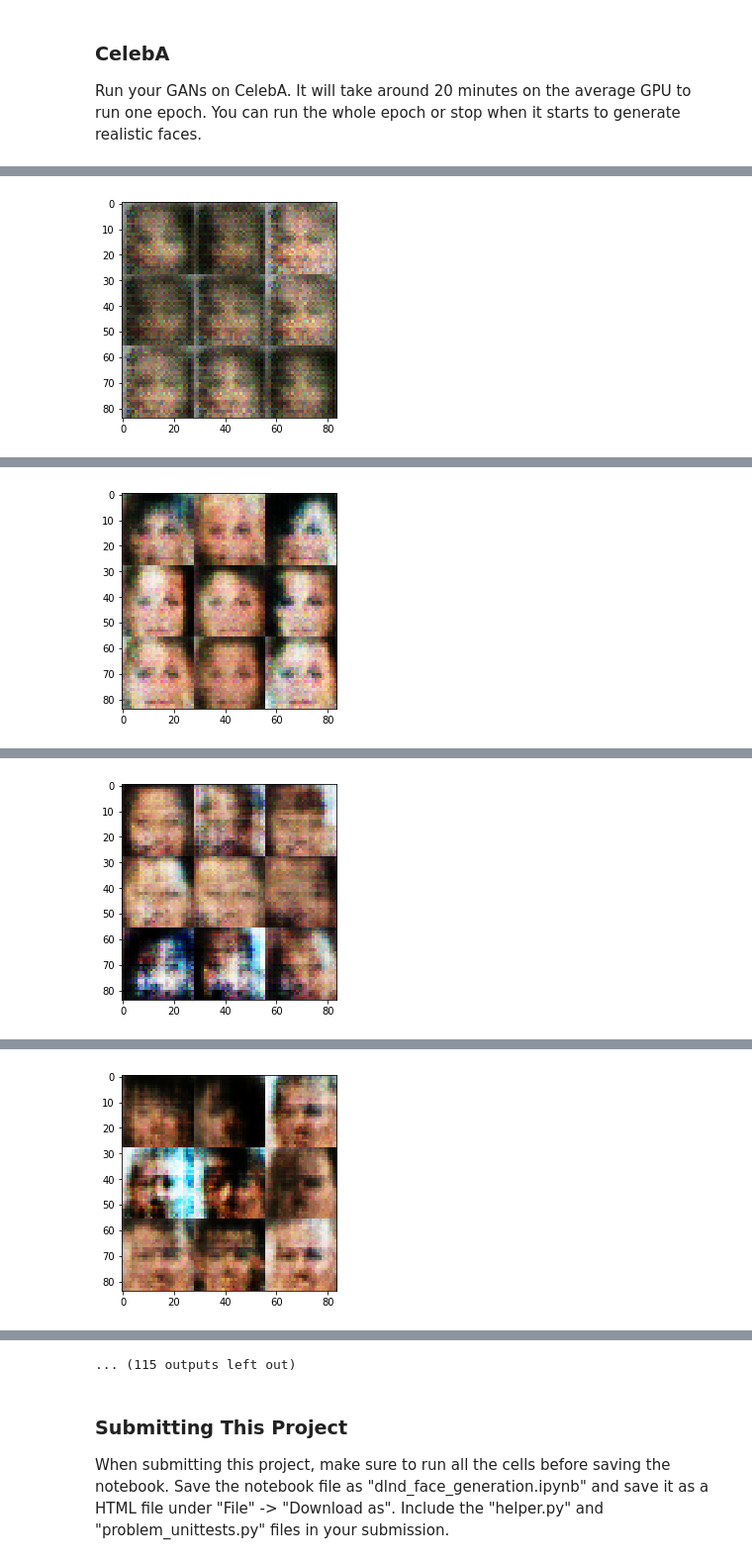
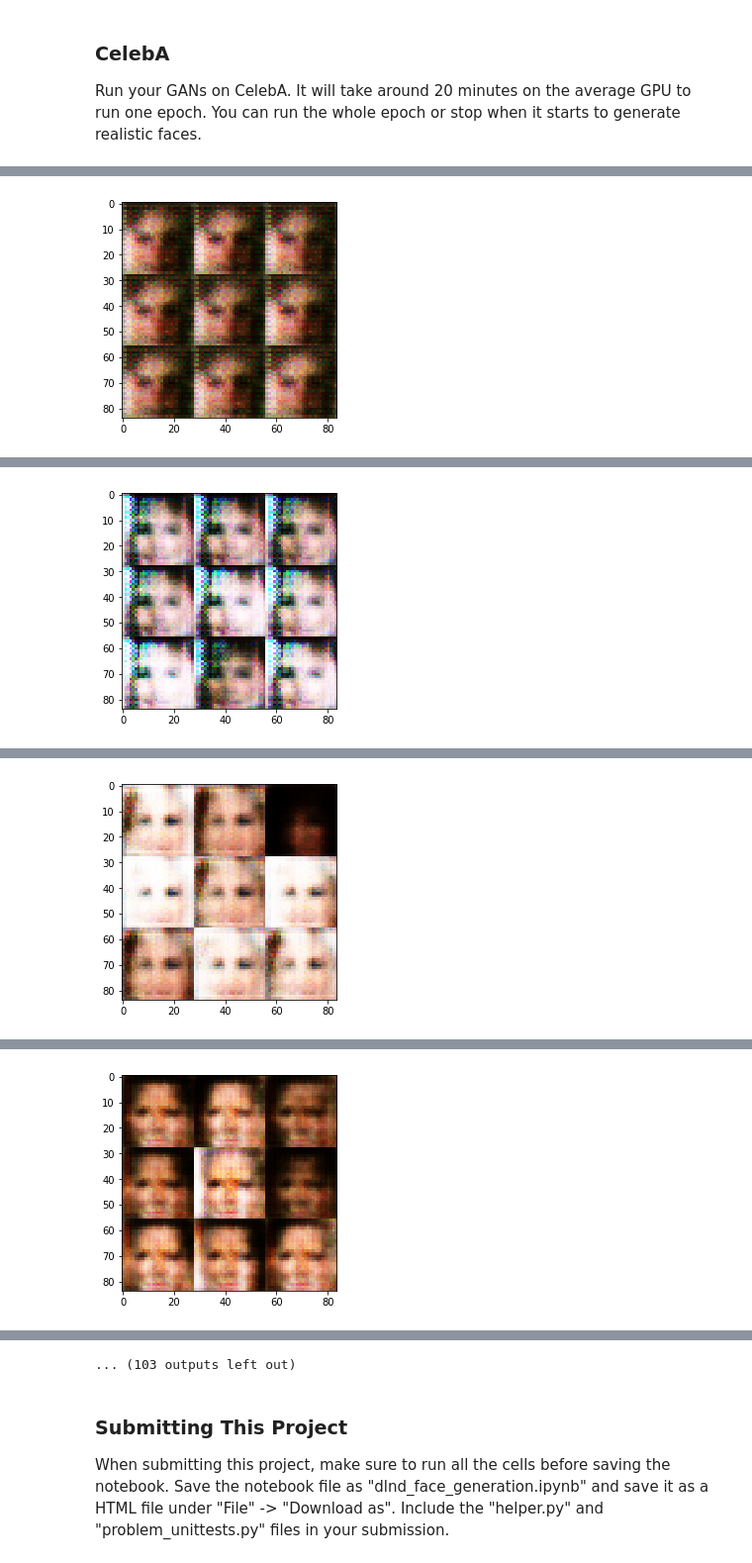
Before and after one commit to AnnoyinSamurai/deep-learning, a Jupyter notebook: face_generation/dlnd_face_generation.ipynb, the cells around one changed output, grey strips where cells are left out. Shown at 99% size. Drawn from its saved outputs; the diff is of its cells as text; code cells hidden in the pictures.

```diff
--- a/face_generation/dlnd_face_generation.ipynb
+++ b/face_generation/dlnd_face_generation.ipynb
@@ -149,22 +149,25 @@ def discriminator(images, reuse=False, alpha=0.1):
     """
     # TODO: Implement Function
     with tf.variable_scope('discriminator', reuse=reuse):
-        layer1 = tf.layers.conv2d(images, 64, 5, strides=2, padding='same')
-        layer1 = tf.nn.dropout(layer1, 0.8)
+        layer1 = tf.layers.conv2d(images, 64, 5, strides=2, padding='same',
+                                 kernel_initializer=tf.contrib.layers.xavier_initializer())
+        layer1 = tf.layers.dropout(layer1, 0.5)
         layer1 = tf.maximum(alpha * layer1, layer1)
 
-        layer2 = tf.layers.conv2d(layer1, 128, 5, strides=2, padding='same')
+        layer2 = tf.layers.conv2d(layer1, 128, 5, strides=2, padding='same',
+                                 kernel_initializer=tf.contrib.layers.xavier_initializer())
         layer2 = tf.layers.batch_normalization(layer2, training=True)
-        layer2 = tf.nn.dropout(layer2, 0.8)
+        layer2 = tf.layers.dropout(layer2, 0.5)
         layer2 = tf.maximum(alpha * layer2, layer2)
 
-        layer3 = tf.layers.conv2d(layer2, 256, 5, strides=2, padding='same')
+        layer3 = tf.layers.conv2d(layer2, 256, 5, strides=2, padding='same',
+                                 kernel_initializer=tf.contrib.layers.xavier_initializer())
         layer3 = tf.layers.batch_normalization(layer3, training=True)
-        layer3 = tf.nn.dropout(layer3, 0.8)
+        layer3 = tf.layers.dropout(layer3, 0.5)
         layer3 = tf.maximum(alpha * layer3, layer3)
 
         flat = tf.reshape(layer3, (-1, 4*4*256))
-        flat = tf.nn.dropout(flat, 0.5)
+        flat = tf.layers.dropout(flat, 0.2)
         logits = tf.layers.dense(flat, 1)
         out = tf.sigmoid(logits)
         return out, logits
@@ -191,19 +194,22 @@ def generator(z, out_channel_dim, is_train=True, alpha=0.1):
     # TODO: Implement Function
     # First fully connected layer
     with tf.variable_scope('generator', reuse=(not is_train)):
-        layer1 = tf.layers.dense(z, 2*2*256)
+        layer1 = tf.layers.dense(z, 2*2*256, kernel_initializer=tf.contrib.layers.xavier_initializer())
         layer1 = tf.reshape(layer1, (-1, 2, 2, 256))
         layer1 = tf.layers.batch_normalization(layer1, training=is_train)
+        layer1 = tf.layers.dropout(layer1, 0.5, training=is_train)
         layer1 = tf.maximum(alpha * layer1, layer1)
 
         layer2 = tf.layers.conv2d_transpose(layer1, 128, 5, strides=2, padding='valid',
                                             kernel_initializer=tf.contrib.layers.xavier_initializer())
         layer2 = tf.layers.batch_normalization(layer2, training=is_train)
+        layer2 = tf.layers.dropout(layer2, 0.5, training=is_train)
         layer2 = tf.maximum(alpha * layer2, layer2)
 
         layer3 = tf.layers.conv2d_transpose(layer2, 64, 5, strides=2, padding='same',
                                             kernel_initializer=tf.contrib.layers.xavier_initializer())
         layer3 = tf.layers.batch_normalization(layer3, training=is_train)
+        layer3 = tf.layers.dropout(layer3, 0.5, training=is_train)
         layer3 = tf.maximum(alpha * layer3, layer3)
 
         logits = tf.layers.conv2d_transpose(layer3, out_channel_dim, 5, strides=2, padding='same')
@@ -460,8 +466,8 @@ Run your GANs on CelebA.  It will take around 20 minutes on the average GPU to r
 # %%
 batch_size = 32
 z_dim = 100
-learning_rate = 0.0008
-beta1 = 0.1
+learning_rate = 0.0004
+beta1 = 0.2
 
 """
 DON'T MODIFY ANYTHING IN THIS CELL THAT IS BELOW THIS LINE
@@ -486 +492 @@ Epoch 1/1... Discriminator Loss: 1.9158... Generator Loss: 0.2224
-[figure, old version]
+[figure, new version]
@@ -497 +503 @@ Epoch 1/1... Discriminator Loss: 1.4986... Generator Loss: 0.5650
-[figure, old version]
+[figure, new version]
@@ -508 +514 @@ Epoch 1/1... Discriminator Loss: 1.2929... Generator Loss: 1.1709
-[figure, old version]
+[figure, new version]
@@ -519 +525 @@ Epoch 1/1... Discriminator Loss: 1.2877... Generator Loss: 0.9103
-[figure, old version]
+[figure, new version]
@@ -542,4 +548,4 @@ Epoch 1/1... Discriminator Loss: 1.0521... Generator Loss: 1.0861
-... (115 outputs left out)
+... (103 outputs left out)
 # %% [markdown]
 ### Submitting This Project
 When submitting this project, make sure to run all the cells before saving the notebook. Save the notebook file as "dlnd_face_generation.ipynb" and save it as a HTML file under "File" -> "Download as". Include the "helper.py" and "problem_unittests.py" files in your submission.
```
Also changed, not shown: parts of 2 cells of this notebook.
